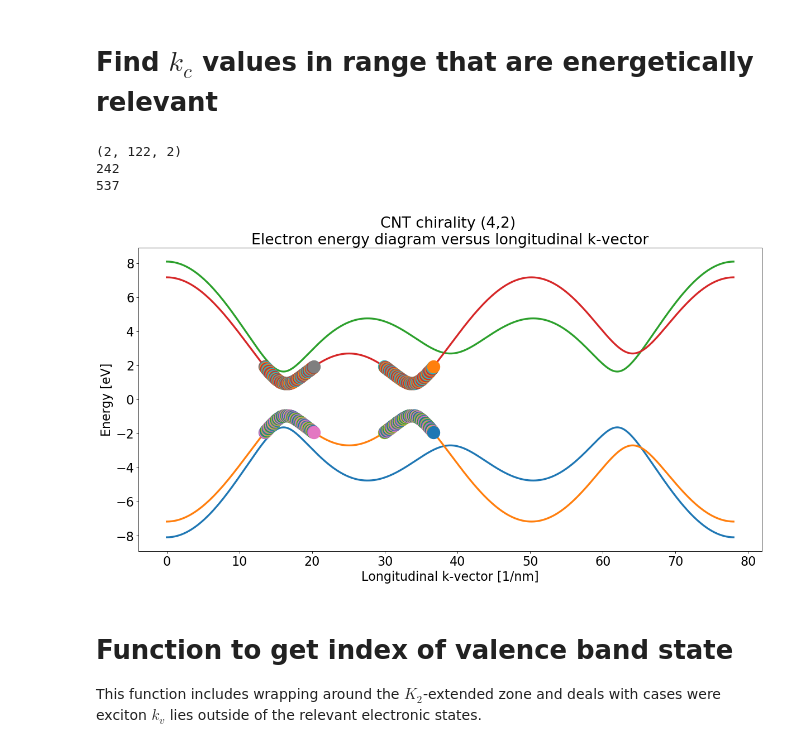
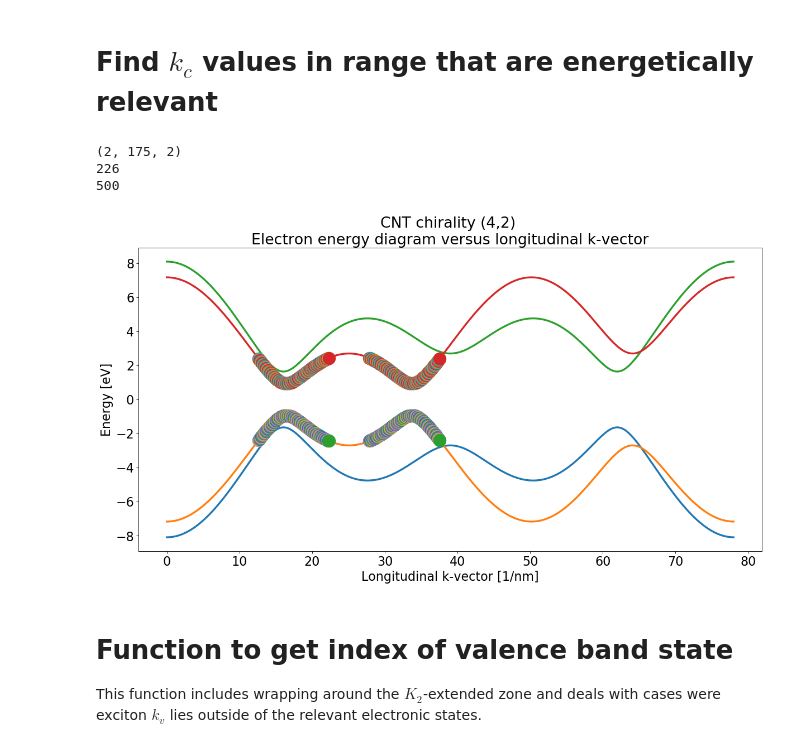
Before and after one commit to amirhosseindavoody/carbon_nanotube_exciton_energy, a Jupyter notebook: python/cnt_exciton.ipynb, the cells around one changed output. Drawn from its saved outputs; the diff is of its cells as text; code cells hidden in the pictures.

```diff
--- a/python/cnt_exciton.ipynb
+++ b/python/cnt_exciton.ipynb
@@ -429,40 +429,40 @@ def find_kc_range(i_sub, min_indices, delta_energy, energy):
 
     return ikc_range
 
-ikc_range = find_kc_range(i_sub=0, min_indices=local_min_index, delta_energy=1*eV, energy=el_energy_K2ext)
+ikc_range = find_kc_range(i_sub=0, min_indices=local_min_index, delta_energy=1.5*eV, energy=el_energy_K2ext)
 ikc_range = np.array(ikc_range, dtype='int')
 # ikc_range = np.sort(ikc_range, axis=1)
 print(ikc_range.shape)
 
 def plot_kc_range(ikc_range, energy, k_vec):
 
     fig=plt.figure(figsize=(18, 9), dpi= 80, facecolor='w', edgecolor='k')
     for dim1 in range(energy.shape[0]):
         for dim3 in range(energy.shape[2]):
             plt.plot(k_vec*1e-9, energy[dim1,:,dim3]/eV, linestyle='-', linewidth=3)
 
     selected_energy = []
     for i_valley in range(ikc_range.shape[0]):
         for j in range(ikc_range.shape[1]):
             for i_band in range(2):
                 ik = ikc_range[i_valley,j,0]
                 mu = ikc_range[i_valley,j,1]
                 plt.plot(k_vec[ik]*1e-9, energy[i_band,ik,mu]/eV, marker='o', markersize=20)
 
     plt.title('CNT chirality ({},{}) \nElectron energy diagram versus longitudinal k-vector'.format(n,m), size=24)
     plt.tick_params(axis='both', which='major', labelsize=20)
     plt.xlabel('Longitudinal k-vector [1/nm]', size=20)
     plt.ylabel('Energy [eV]', size=20)
     plt.savefig('K2_extended_electron_bandstructure_highliting_valleys.png')
 
 plot_kc_range(ikc_range=ikc_range, energy=el_energy_K2ext, k_vec=k_vector_K2ext)
 print(ikc_range[0,0,0])
 print(ikc_range[1,0,0])
 # %% [output]
-(2, 122, 2)
-242
-537
+(2, 175, 2)
+226
+500
-[figure, old version]
+[figure, new version]
 # %% [markdown]
 # Function to get index of valence band state
 This function includes wrapping around the $K_2$-extended zone and deals with cases were exciton $k_v$ lies outside of the relevant electronic states.
```
Also changed, not shown: parts of 1 cell of this notebook, 5 other files.
